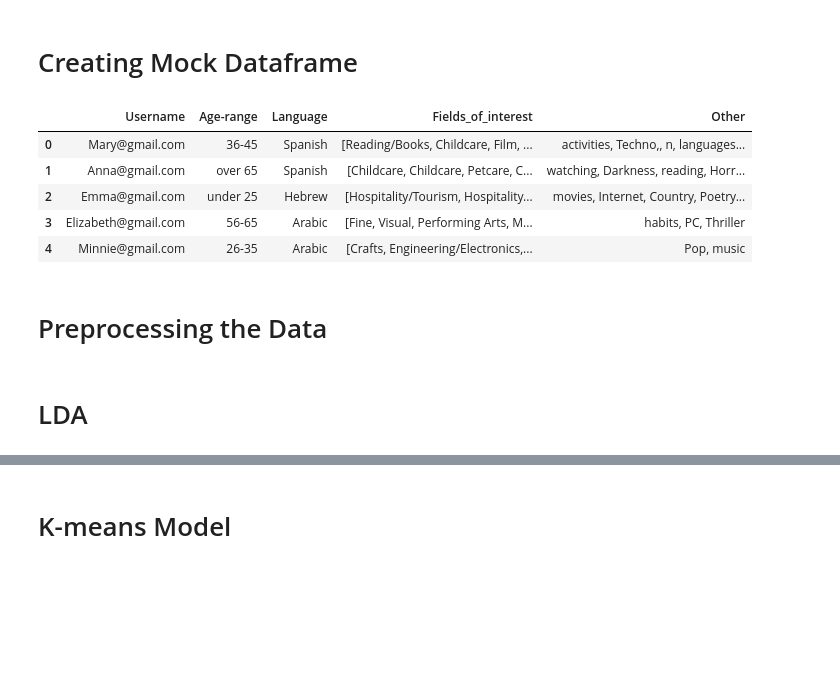
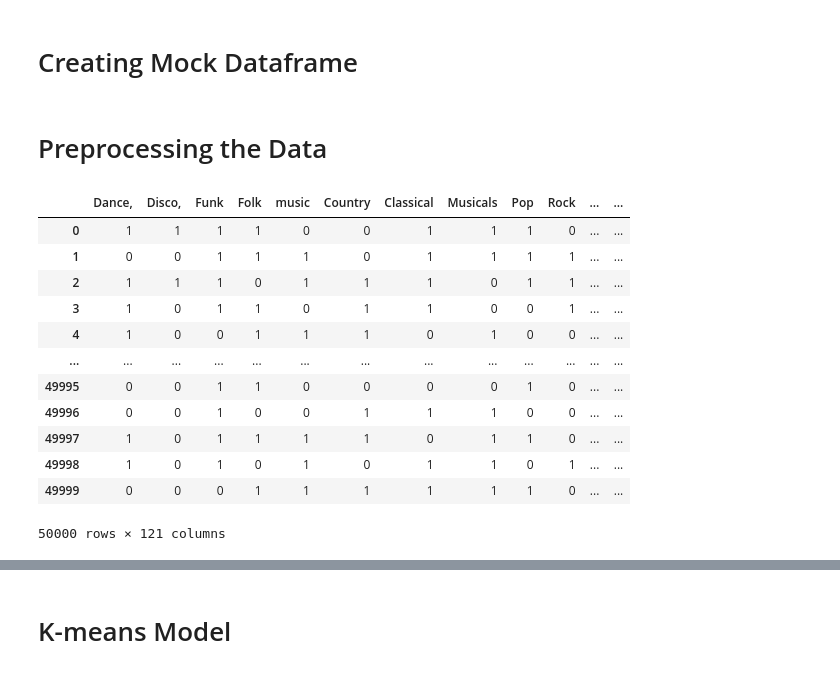
Before and after one commit to yaniv92648/Sup, a Jupyter notebook: Sup.ipynb, the cells around one changed output, grey strips where cells are left out. Cells and saved outputs as stored; diff of their text form; code cells hidden in the pictures; blank space fills up the shorter version.

```diff
--- a/Sup.ipynb
+++ b/Sup.ipynb
@@ -104,16 +104,5 @@ features['Other']=pd.Series(free_interests)
 features['Language']=pd.Series(languages)
 
 df_final = pd.concat([features['Username'], features['Age-range'], features['Language'], features['Fields_of_interest'], features['Other']], axis=1)
-# %%
-df_final.columns=features.keys()
-# %%
-df_final.head()
-# %% [output]
-|  | Username | Age-range | Language | Fields_of_interest | Other |
-| 0 | Mary@gmail.com | 36-45 | Spanish | [Reading/Books, Childcare, Film, ... | activities, Techno,, n, languages... |
-| 1 | Anna@gmail.com | over 65 | Spanish | [Childcare, Childcare, Petcare, C... | watching, Darkness, reading, Horr... |
-| 2 | Emma@gmail.com | under 25 | Hebrew | [Hospitality/Tourism, Hospitality... | movies, Internet, Country, Poetry... |
-| 3 | Elizabeth@gmail.com | 56-65 | Arabic | [Fine, Visual, Performing Arts, M... | habits, PC, Thriller |
-| 4 | Minnie@gmail.com | 26-35 | Arabic | [Crafts, Engineering/Electronics,... | Pop, music |
 # %% [markdown]
 # Preprocessing the Data
@@ -122,2 +109,18 @@ from collections import Counter
-# %% [markdown]
-# LDA
+# %%
+df2 = pd.DataFrame(columns=list_of_interests, data=np.random.randint(0,2,size=(df_final.size, len(list_of_interests))))
+df2=df2[:len(df_final)]
+df2
+# %% [output]
+|  | Dance, | Disco, | Funk | Folk | music | Country | Classical | Musicals | Pop | Rock | ... | ... |
+| 0 | 1 | 1 | 1 | 1 | 0 | 0 | 1 | 1 | 1 | 0 | ... | ... |
+| 1 | 0 | 0 | 1 | 1 | 1 | 0 | 1 | 1 | 1 | 1 | ... | ... |
+| 2 | 1 | 1 | 1 | 0 | 1 | 1 | 1 | 0 | 1 | 1 | ... | ... |
+| 3 | 1 | 0 | 1 | 1 | 0 | 1 | 1 | 0 | 0 | 1 | ... | ... |
+| 4 | 1 | 0 | 0 | 1 | 1 | 1 | 0 | 1 | 0 | 0 | ... | ... |
+| ... | ... | ... | ... | ... | ... | ... | ... | ... | ... | ... | ... | ... |
+| 49995 | 0 | 0 | 1 | 1 | 0 | 0 | 0 | 0 | 1 | 0 | ... | ... |
+| 49996 | 0 | 0 | 1 | 0 | 0 | 1 | 1 | 1 | 0 | 0 | ... | ... |
+| 49997 | 1 | 0 | 1 | 1 | 1 | 1 | 0 | 1 | 1 | 0 | ... | ... |
+| 49998 | 1 | 0 | 1 | 0 | 1 | 0 | 1 | 1 | 0 | 1 | ... | ... |
+| 49999 | 0 | 0 | 0 | 1 | 1 | 1 | 1 | 1 | 1 | 0 | ... | ... |
+50000 rows × 121 columns
```
Also changed, not shown: parts of 26 cells of this notebook.
